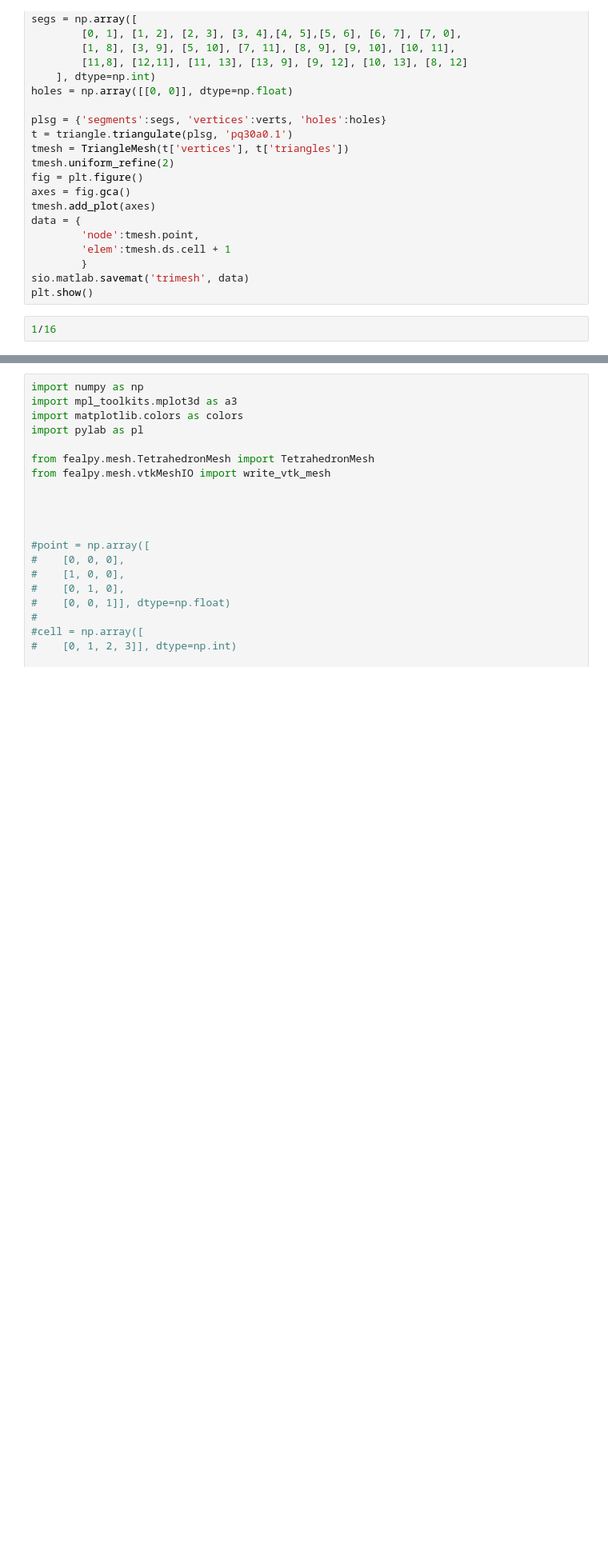
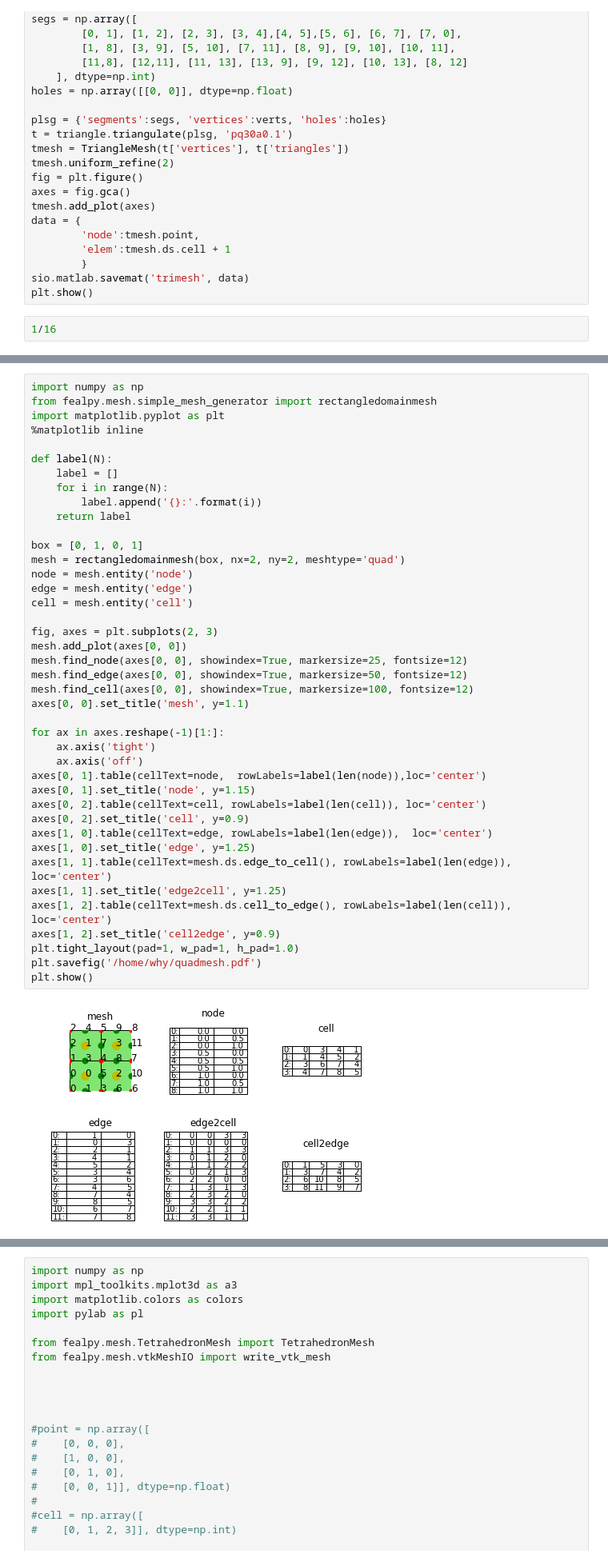
Before and after one commit to weihuayi/fealpy, a Jupyter notebook: doc/fealpybook/mesh.ipynb, the cells around one changed output, grey strips where cells are left out. Shown at 80% size. Cells and saved outputs as stored; diff of their text form; blank space fills up the shorter version.

```diff
--- a/doc/fealpybook/mesh.ipynb
+++ b/doc/fealpybook/mesh.ipynb
@@ -206,3 +204,46 @@ plt.show()
+# %%
+import numpy as np
+from fealpy.mesh.simple_mesh_generator import rectangledomainmesh
+import matplotlib.pyplot as plt
+%matplotlib inline
+
+def label(N):
+    label = []
+    for i in range(N):
+        label.append('{}:'.format(i))
+    return label
+
+box = [0, 1, 0, 1]
+mesh = rectangledomainmesh(box, nx=2, ny=2, meshtype='quad')
+node = mesh.entity('node')
+edge = mesh.entity('edge')
+cell = mesh.entity('cell')
+
+fig, axes = plt.subplots(2, 3)
+mesh.add_plot(axes[0, 0])
+mesh.find_node(axes[0, 0], showindex=True, markersize=25, fontsize=12)
+mesh.find_edge(axes[0, 0], showindex=True, markersize=50, fontsize=12)
+mesh.find_cell(axes[0, 0], showindex=True, markersize=100, fontsize=12)
+axes[0, 0].set_title('mesh', y=1.1)
+
+for ax in axes.reshape(-1)[1:]:
+    ax.axis('tight')
+    ax.axis('off')
+axes[0, 1].table(cellText=node,  rowLabels=label(len(node)),loc='center')
+axes[0, 1].set_title('node', y=1.15)
+axes[0, 2].table(cellText=cell, rowLabels=label(len(cell)), loc='center')
+axes[0, 2].set_title('cell', y=0.9)
+axes[1, 0].table(cellText=edge, rowLabels=label(len(edge)),  loc='center')
+axes[1, 0].set_title('edge', y=1.25)
+axes[1, 1].table(cellText=mesh.ds.edge_to_cell(), rowLabels=label(len(edge)),  loc='center')
+axes[1, 1].set_title('edge2cell', y=1.25)
+axes[1, 2].table(cellText=mesh.ds.cell_to_edge(), rowLabels=label(len(cell)),  loc='center')
+axes[1, 2].set_title('cell2edge', y=0.9)
+plt.tight_layout(pad=1, w_pad=1, h_pad=1.0)
+plt.savefig('/home/why/quadmesh.pdf')
+plt.show()
+# %% [output]
+[figure, added]
 # %%
 import numpy as np
 import matplotlib.pyplot as plt
```
Also changed, not shown: parts of 3 cells of this notebook, 12 other files.
